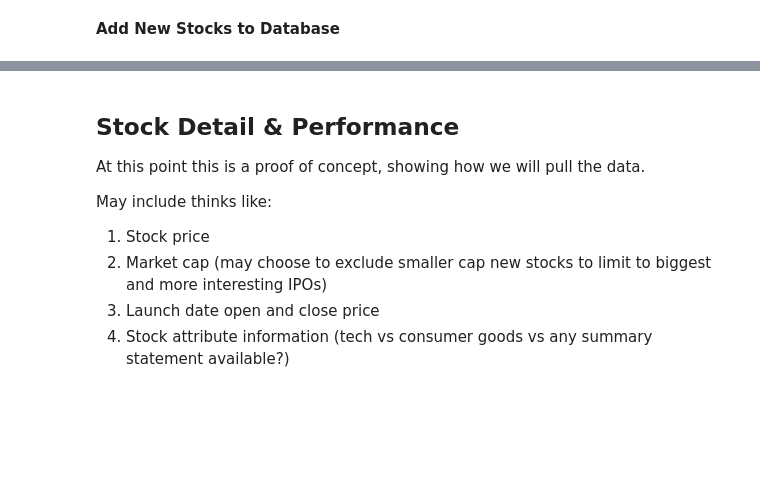
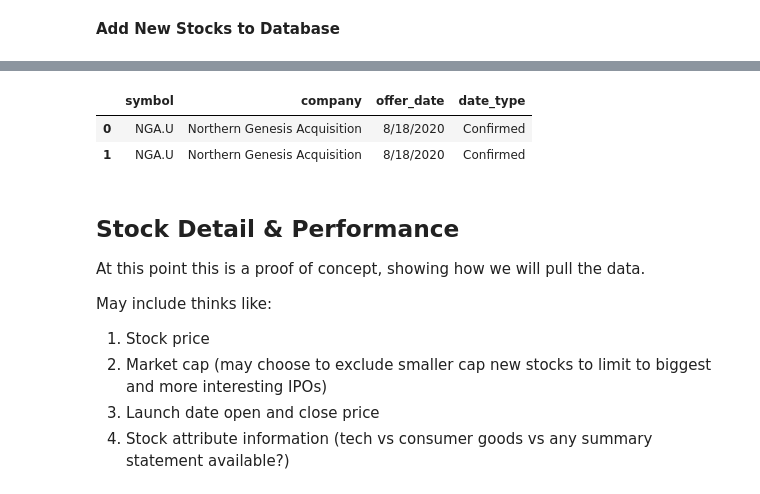
Before and after one commit to admiral810/IPO_tracker, a Jupyter notebook: get_IPO_data.ipynb, the cells around one changed output, grey strips where cells are left out. Saved outputs shown, nothing was run; the diff lists cells and outputs as text; code cells hidden in the pictures; blank space fills up the shorter version.

```diff
--- a/get_IPO_data.ipynb
+++ b/get_IPO_data.ipynb
@@ -179,3 +281,17 @@ new_ipos_df
+# %%
+sql_ipo_df_expected_short = sql_ipo_df_expected[["symbol", "date_type"]]
+sql_ipo_df_expected_short.columns = ["symbol", "sql_date_type"]
+ipo_scoop_recent_orig_df = ipo_scoop_recent_orig_df.rename(columns={"Symbol": "symbol"})
+review_df = pd.merge(ipo_scoop_recent_orig_df, sql_ipo_df_expected_short, how="inner", on=["symbol"])
+review_df['difference'] = np.where(review_df['date_type'] != review_df['sql_date_type'],'different','same')
+different_ipos_df = review_df.loc[review_df['difference']=="different"]
+different_ipos_df = different_ipos_df[['symbol','Company','Offer Date','date_type']]
+different_ipos_df.columns = ["symbol", "company","offer_date","date_type"]
+different_ipos_df
+# %% [output]
+|  | symbol | company | offer_date | date_type |
+| 0 | NGA.U | Northern Genesis Acquisition | 8/18/2020 | Confirmed |
+| 1 | NGA.U | Northern Genesis Acquisition | 8/18/2020 | Confirmed |
 # %%
 # load data
 #engine = create_engine('postgresql://postgres:postgres@localhost:5432/IPO_tracker')
```
Also changed, not shown: parts of 18 cells of this notebook, 1 other file.
